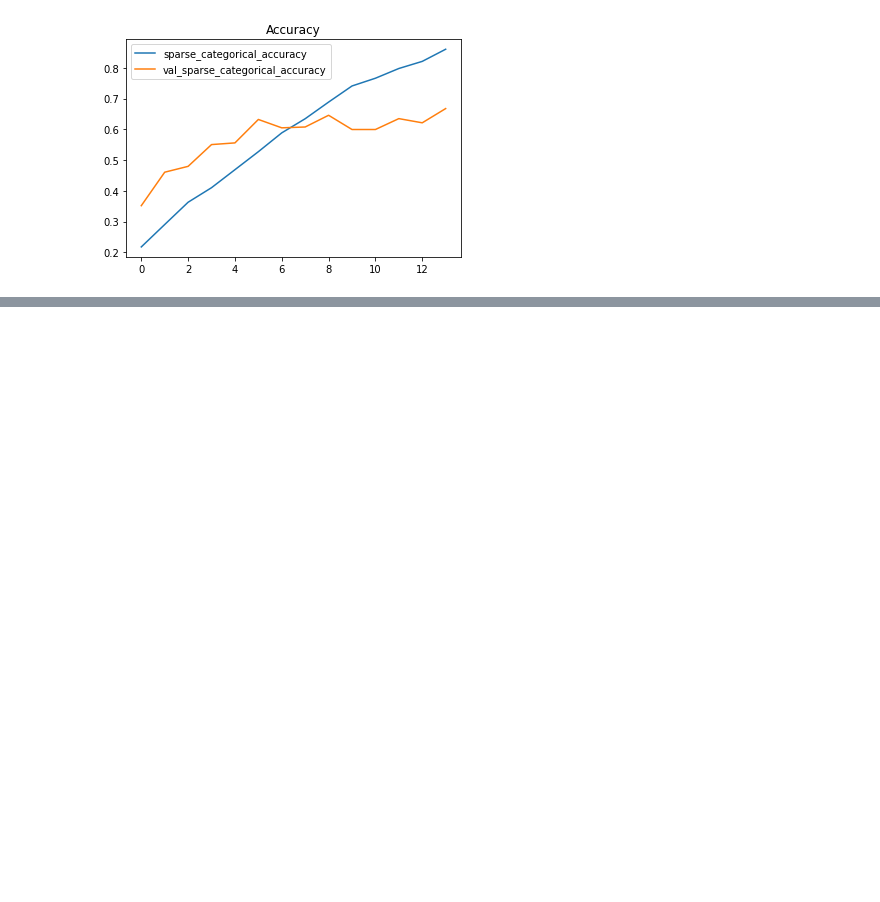
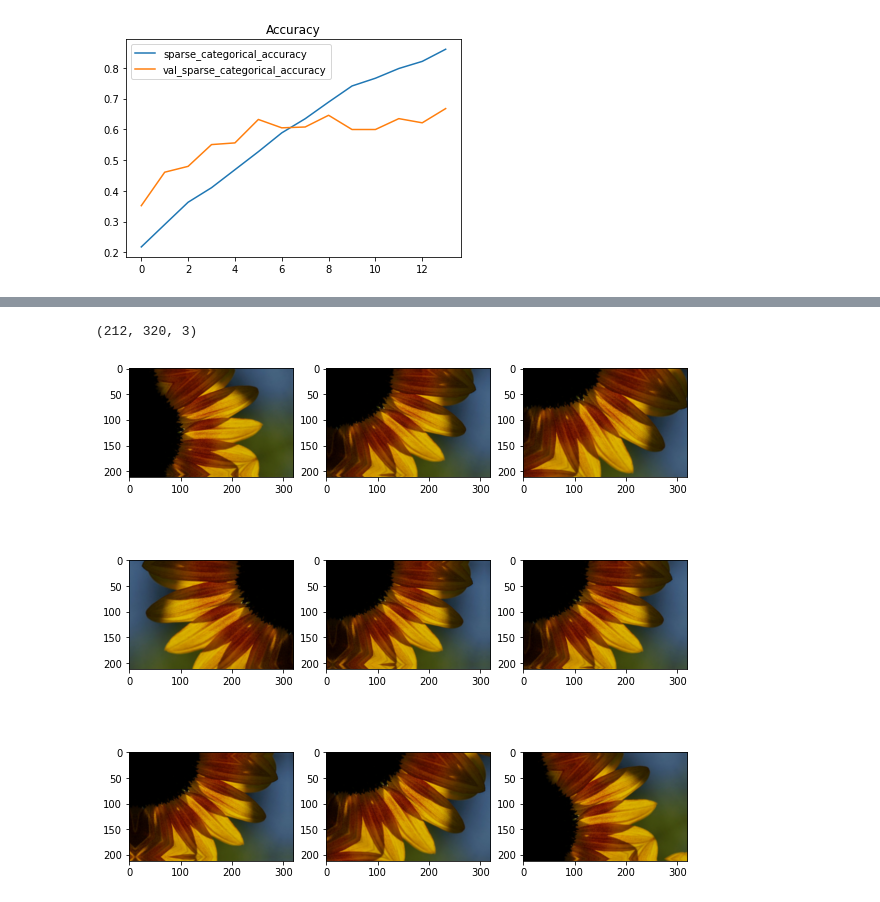
Before and after one commit to chiahsun/problem_solving, a Jupyter notebook: tensorflow/dataset/tf_flowers/tf_flowers.ipynb, the cells around one changed output, grey strips where cells are left out. Cells and saved outputs as stored; diff of their text form; code cells hidden in the pictures; blank space fills up the shorter version.

```diff
--- a/tensorflow/dataset/tf_flowers/tf_flowers.ipynb
+++ b/tensorflow/dataset/tf_flowers/tf_flowers.ipynb
@@ -575,0 +632,21 @@ val_loss: 1.0082 - val_sparse_categorical_accuracy: 0.6676
+# %%
+image_augmentations = keras.Sequential([
+    keras.layers.experimental.preprocessing.RandomFlip("horizontal", input_shape = (width, height, 3)),
+    keras.layers.experimental.preprocessing.RandomRotation(0.1),
+    keras.layers.experimental.preprocessing.RandomZoom(0.1),
+])
+
+def augment_image(image, label):
+    return image_augmentations(image), label
+
+plt.figure(figsize = (10 ,10))
+for image, _ in train_ds.take(1):
+    print(image.shape)
+    for i in range(9):
+        # The input and output are batch so we add a new axis
+        augmented_image = image_augmentations(image.numpy()[np.newaxis, ...])
+        ax = plt.subplot(3, 3, i+1)
+        plt.imshow((augmented_image[0].numpy()).astype('uint8'))
+# %% [output]
+(212, 320, 3)
+[figure, added]
```
Also changed, not shown: parts of 20 cells of this notebook, 47 other files.
